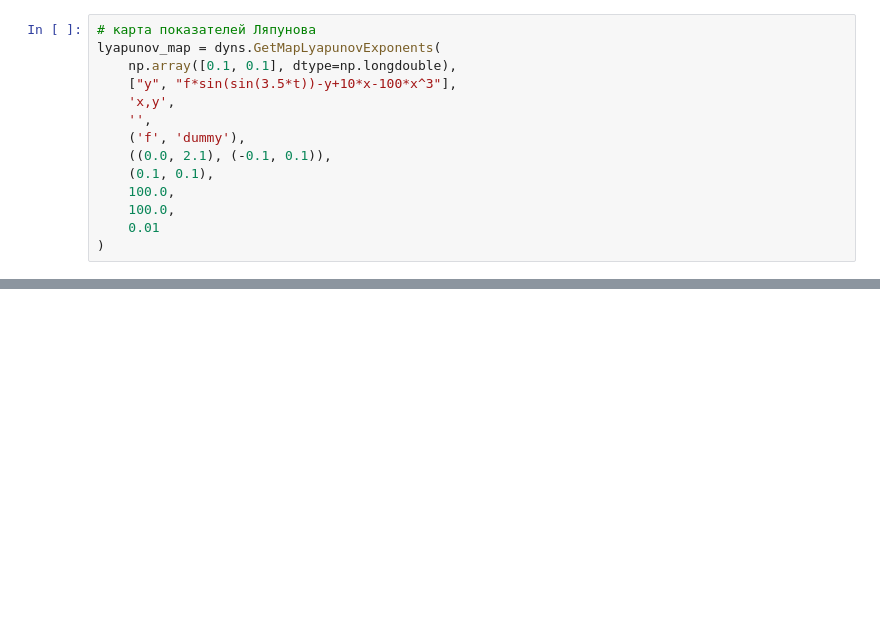
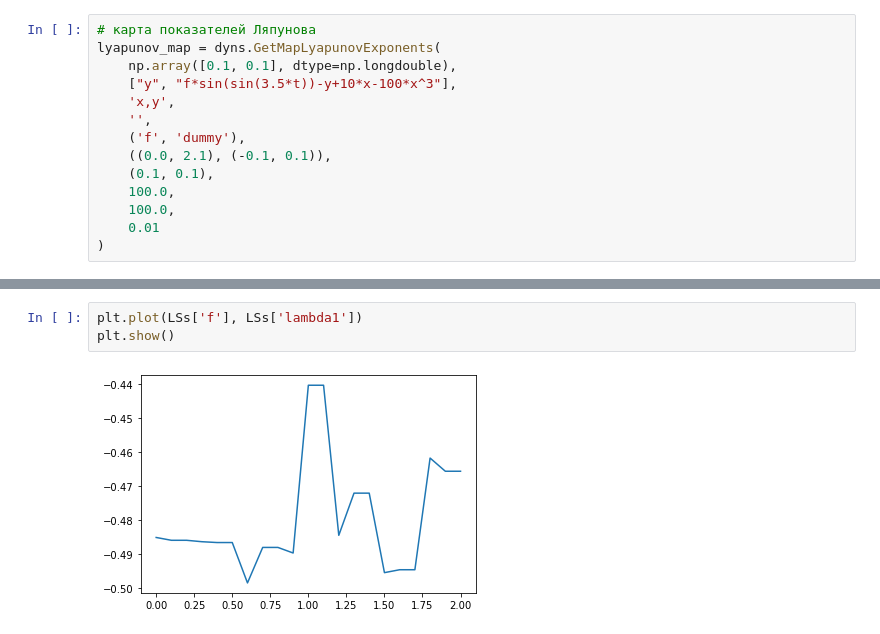
Before and after one commit to Raulidze/ChaosTheory, a Jupyter notebook: LAB_4.ipynb, the cells around one changed output, grey strips where cells are left out. Saved outputs shown, nothing was run; the diff lists cells and outputs as text; blank space fills up the shorter version.

```diff
--- a/LAB_4.ipynb
+++ b/LAB_4.ipynb
@@ -49,0 +59,5 @@ plt.show()
+# %%
+plt.plot(LSs['f'], LSs['lambda1'])
+plt.show()
+# %% [output]
+[figure, added]
```
Also changed, not shown: parts of 1 cell of this notebook, 1 other file.
